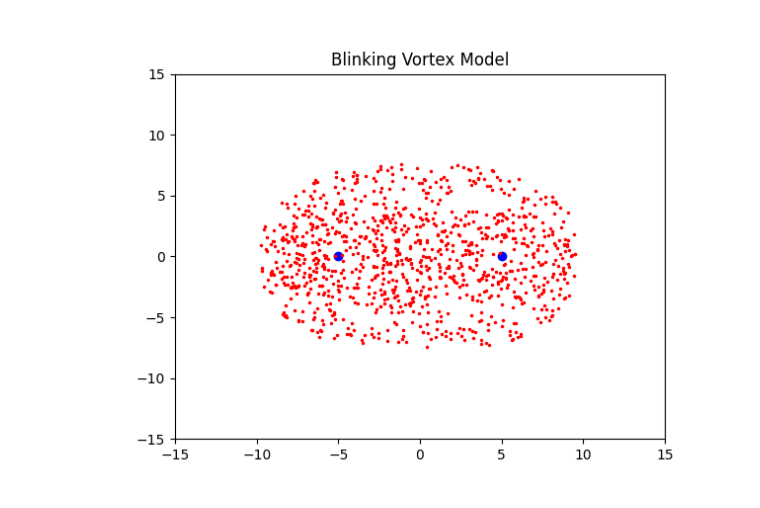
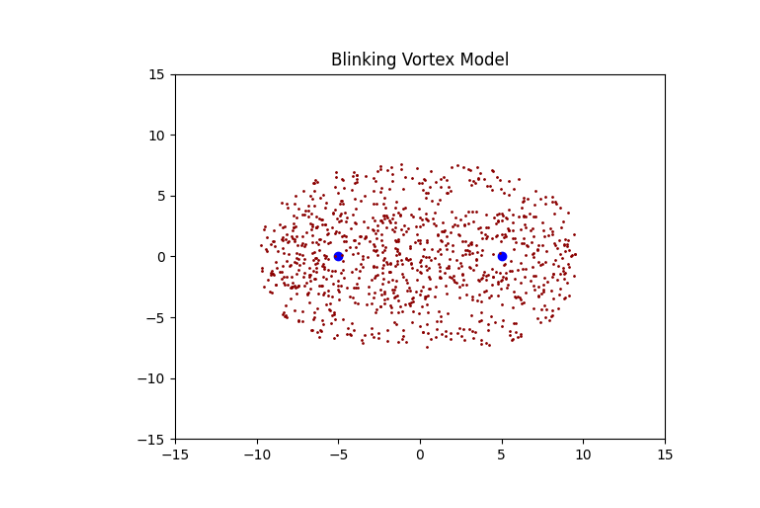
Before and after one commit to AliRKhojasteh/TU_Delft_Chaos_course, a Jupyter notebook: Hamiltonian/blink_map.ipynb, the cells around one changed output. Cells and saved outputs as stored; diff of their text form; code cells hidden in the pictures.

```diff
--- a/Hamiltonian/blink_map.ipynb
+++ b/Hamiltonian/blink_map.ipynb
@@ -31,32 +31,32 @@ def run_simulation(x_init, y_init, ax, xm, ym, xvort1, yvort1, xvort2, yvort2, T
 
     # Clear the previous plot and redraw
     ax.clear()
     ax.set_xlim([-xm, xm])
     ax.set_ylim([-ym, ym])
     ax.plot([xvort1, xvort2], [yvort1, yvort2], 'b.', markersize=12)
-    ax.plot(xsect, ysect, '.r', markersize=3)
+    ax.plot(xsect, ysect, '.', color='#8B0000', markersize=2)
     ax.set_title("Blinking Vortex Model")
     plt.draw()
 
 def on_click(event, ax, xm, ym, xvort1, yvort1, xvort2, yvort2, T, Omega, Nsect):
     if event.inaxes == ax:
         run_simulation(event.xdata, event.ydata, ax, xm, ym, xvort1, yvort1, xvort2, yvort2, T, Omega, Nsect)
 
 def blink_map():
     xm, ym = 15, 15  # window size
     xvort1, yvort1 = -5, 0  # location of vortex 1
     xvort2, yvort2 = 5, 0   # location of vortex 2
     T, Omega = 5, 10  # Default values
     Nsect = 1000 #5000
 
     fig, ax = plt.subplots()
     fig.canvas.mpl_connect('button_press_event', lambda event: on_click(event, ax, xm, ym, xvort1, yvort1, xvort2, yvort2, T, Omega, Nsect))
 
     # Initial run of the simulation
     run_simulation(0.0, 2.0, ax, xm, ym, xvort1, yvort1, xvort2, yvort2, T, Omega, Nsect)
 
     plt.show()
 
 blink_map()
 # %% [output]
-[figure, old version]
+[figure, new version]
```
Also changed, not shown: 4 other files.
